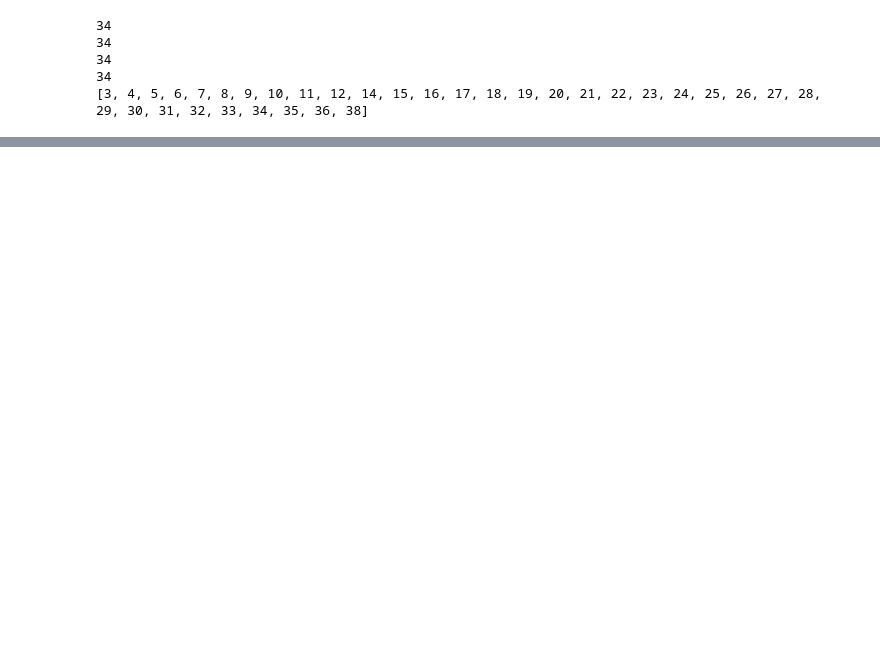
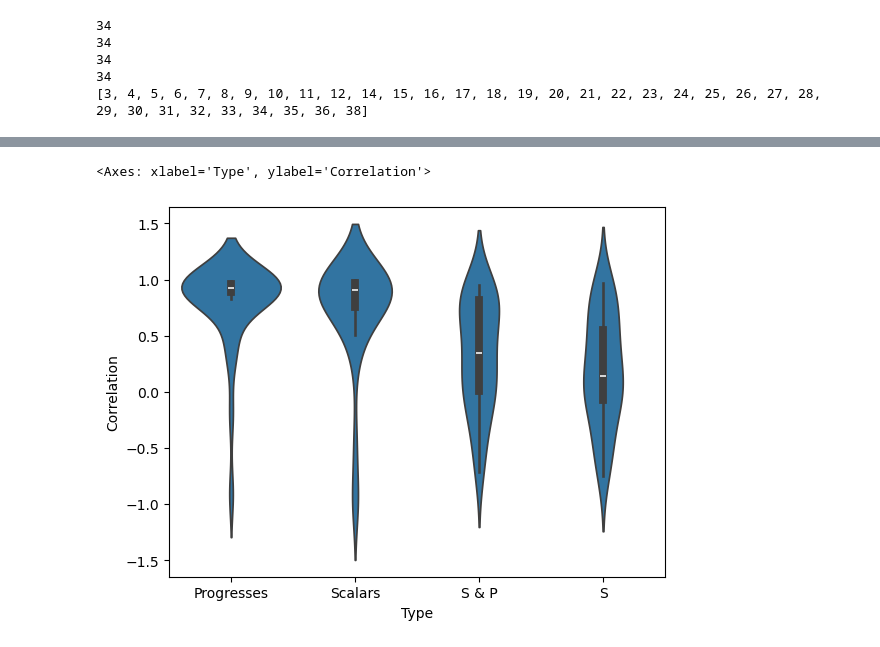
Before and after one commit to HangYu8123/AIRL_with_progress, a Jupyter notebook: data_process.ipynb, the cells around one changed output, grey strips where cells are left out. Cells and saved outputs as stored; diff of their text form; code cells hidden in the pictures; blank space fills up the shorter version.

```diff
--- a/data_process.ipynb
+++ b/data_process.ipynb
@@ -10,7 +10,7 @@ import os
 import scipy.stats as stats
 from mpl_toolkits.mplot3d import Axes3D
 # %%
-loaded_reward_dict = torch.load('/home/noahfang/Documents/Lab/AIRL_with_progress/replayed_traj/disc_cal_reward_memo.pt')
+loaded_reward_dict = torch.load('/Users/noahf/Downloads/AIRL_with_progress-main/replayed_traj/g_memo.pt')
 loaded_reward_dict = {k: v for k, v in loaded_reward_dict.items() if v}
 # %%
 # 计算每个键的总reward
@@ -98,3 +96,10 @@ print(cumulative_rewards)
+# %%
+scalars = np.array(scalars) - 50
+scalars = np.cumsum(scalars, axis=1)
+
+min_scalar = np.min(scalars, axis=1)
+max_scalar = np.max(scalars, axis=1)
+rescaled_scalars = (scalars - min_scalar[:, np.newaxis]) / (max_scalar[:, np.newaxis] - min_scalar[:, np.newaxis]) * 100
 # %%
 for i, item in enumerate(cumulative_rewards.values()):
     intervals = [(i+1) for i in range(10)]
@@ -113,0 +116,13 @@ ValueError: setting an array element with a sequence. The requested array has an
+# %%
+for i, item in enumerate(cumulative_rewards.values()):
+    intervals = [(i+1) for i in range(10)]
+    plt.plot(intervals, item, marker='o', label='Cumulative Rewards')
+    plt.plot(intervals, progresses[i], marker='o', label='Progress')
+    plt.plot(intervals, rescaled_scbalars[i], marker='o', label='Cumulative Scalars')
+    plt.title('Cumulative Reward per Interval')
+    plt.xlabel('Steps')
+    plt.ylabel('Cumulative Reward')
+    plt.legend()
+    plt.grid(True)
+    plt.savefig(f'/Users/noahf/Downloads/AIRL_with_progress-main/fig/disc_g/user_{i}.png')
+    plt.show()
@@ -113,0 +151,22 @@ ValueError: setting an array element with a sequence. The requested array has an
+# %%
+correlation_scalars_rewards = []
+correlation_progresses_rewards = []
+correlation_progreses_scalars = []
+correlation_s_non_accumu_rewards = []
+for i, item in enumerate(cumulative_rewards.values()):
+    correlation_progresses_rewards.append(stats.pearsonr(item, progresses[i]))
+    correlation_scalars_rewards.append(stats.pearsonr(item, rescaled_scalars[i]))
+    correlation_progreses_scalars.append(stats.pearsonr(progresses[i], scalars[i]))
+    correlation_s_non_accumu_rewards.append(stats.pearsonr(item, scalars[i]))
+# %%
+import seaborn as sns
+import pandas as pd
+# Combine the two correlation lists into a single dataframe
+correlation_df = pd.DataFrame({'Correlation': [item[0] for item in correlation_progresses_rewards + correlation_scalars_rewards + correlation_progreses_scalars + correlation_s_non_accumu_rewards],
+                               'Type': ['Progresses'] * len(correlation_progresses_rewards) + ['Scalars'] * len(correlation_scalars_rewards) + ['S & P'] * len(correlation_progreses_scalars) + ['S'] * len(correlation_s_non_accumu_rewards)})
+
+# Draw the violin plot
+sns.violinplot(x='Type', y='Correlation', data=correlation_df)
+# %% [output]
+<Axes: xlabel='Type', ylabel='Correlation'>
+[figure, added]
```
Also changed, not shown: parts of 5 cells of this notebook.
